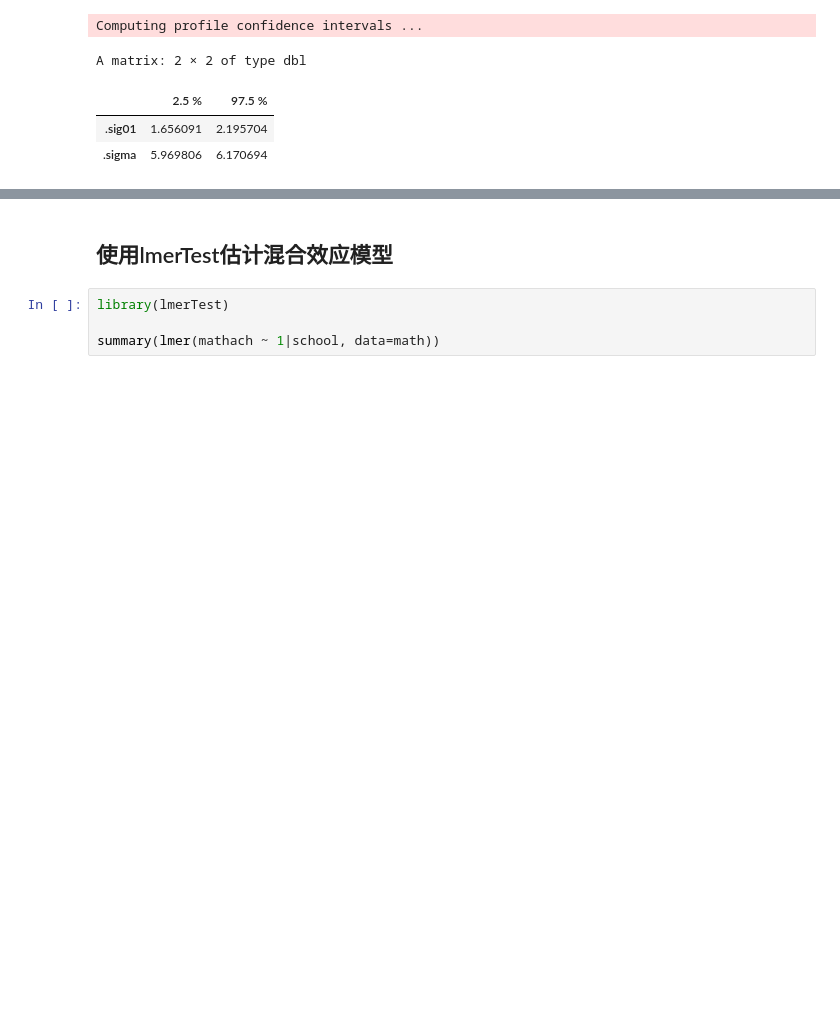
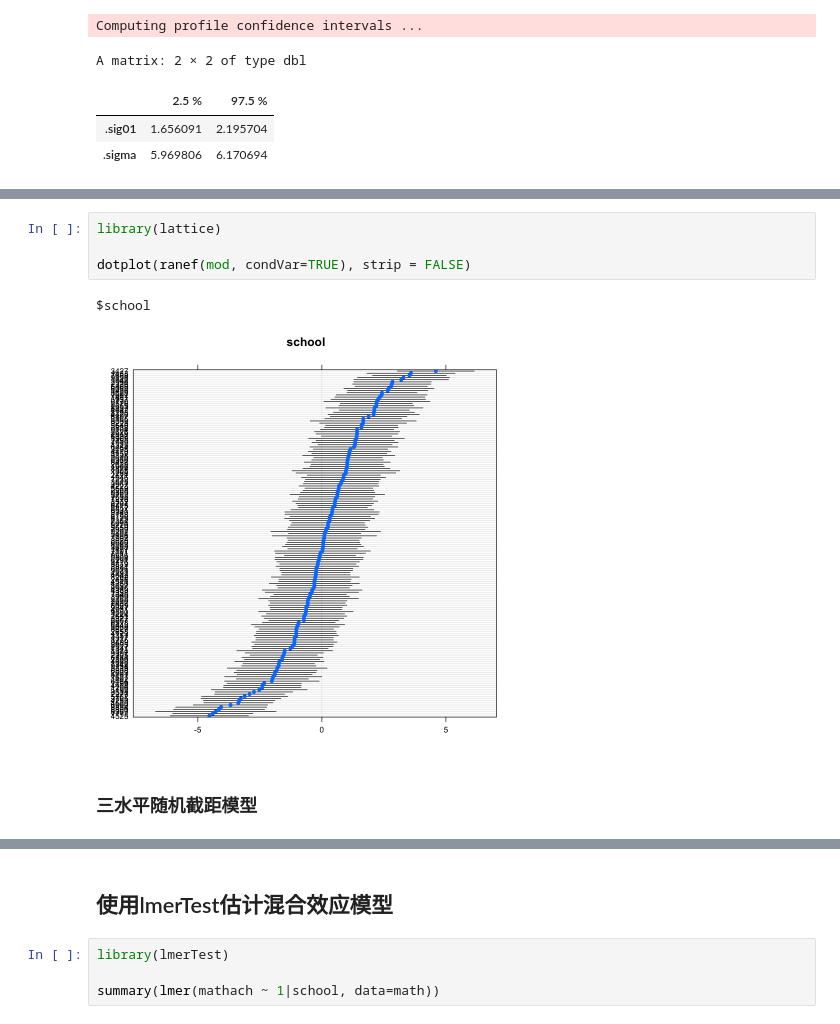
Before and after one commit to Ronggui/SOCI620004, a Jupyter notebook: Linear Mixed Model.ipynb, the cells around one changed output, grey strips where cells are left out. Drawn from its saved outputs; the diff is of its cells as text; blank space fills up the shorter version.

```diff
--- a/Linear Mixed Model.ipynb
+++ b/Linear Mixed Model.ipynb
@@ -367,0 +442,9 @@ A matrix: 2 × 2 of type dbl
+# %%
+library(lattice)
+
+dotplot(ranef(mod, condVar=TRUE), strip = FALSE)
+# %% [output]
+$school
+[figure, added]
+# %% [markdown]
+### 三水平随机截距模型
```
Also changed, not shown: parts of 26 cells of this notebook, 1 other file.
